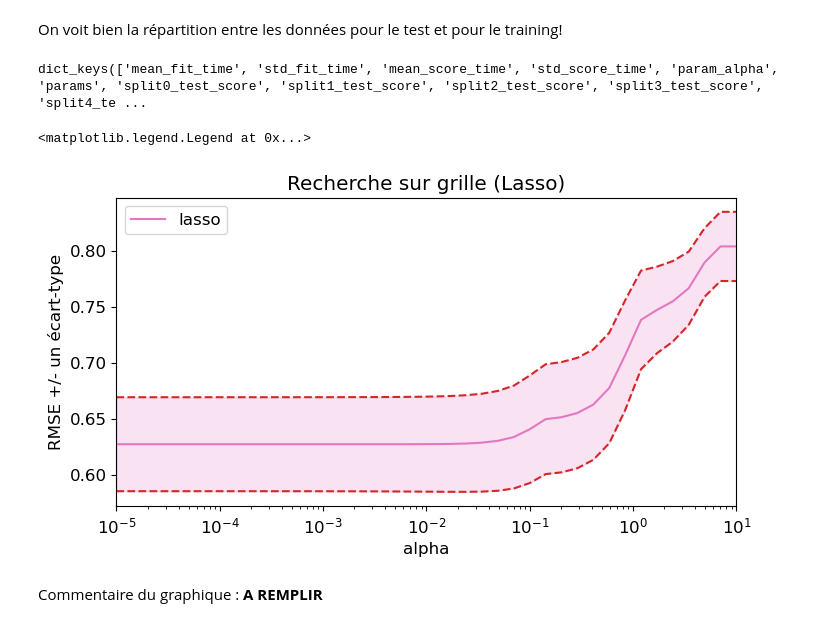
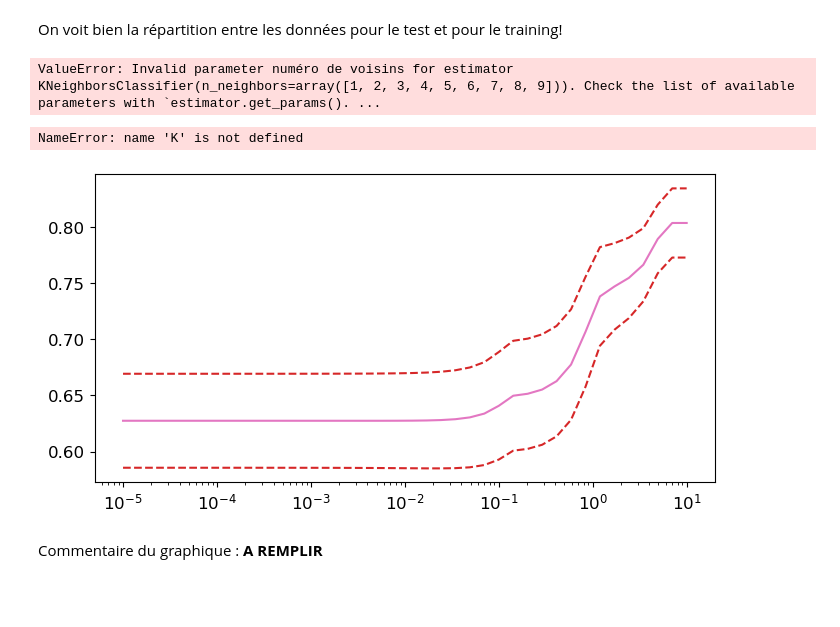
Before and after one commit to laureprinet/Data, a Jupyter notebook: Projet.ipynb, the cells around one changed output. Cells and saved outputs as stored; diff of their text form; code cells hidden in the pictures; blank space fills up the shorter version.

```diff
--- a/Projet.ipynb
+++ b/Projet.ipynb
@@ -248,15 +235,13 @@ La RMSE moyenne du Lasso (alpha=0.01) est de 0.63
 On voit bien la répartition entre les données pour le test et pour le training!
 # %%
 # Définir la grille de valeurs de l'hyperparamètre alpha
-alphas = np.logspace(-5, 1, 40)
+K = np.arange(1,10)
 
 # Définir le modèle à évaluer
-lasso = linear_model.Lasso(random_state=13,
-                           max_iter=10000 # pour assurer la convergence (warning sinon)
-                          )
+estimator =  KNeighborsClassifier(K)
 
 # Instantier la recherche sur grille
-grid = model_selection.GridSearchCV(lasso, {'alpha': alphas},
+grid = model_selection.GridSearchCV(estimator, {'numéro de voisins': K},
                                     cv=kf, # on utilise les folds déjà définis
                                     scoring='neg_root_mean_squared_error'
                                    )
@@ -266,37 +251,37 @@ grid.fit(X_train, y_train)
 
 grid.cv_results_.keys()
 # %% [output]
-dict_keys(['mean_fit_time', 'std_fit_time', 'mean_score_time', 'std_score_time', 'param_alpha', 'params', 'split0_test_score', 'split1_test_score', 'split2_test_score', 'split3_test_score', 'split4_te ...
+ValueError: Invalid parameter numéro de voisins for estimator KNeighborsClassifier(n_neighbors=array([1, 2, 3, 4, 5, 6, 7, 8, 9])). Check the list of available parameters with `estimator.get_params(). ...
 # %%
 # Illustration par un graphique de l'exploration de la grille
 plt.figure(figsize=(8, 4))
 
 rmses = -grid.cv_results_['mean_test_score']
 std_error = grid.cv_results_['std_test_score']
 
 # afficher les RMSE avec une échelle logarithmique pour les abscisses :
 plt.semilogx(grid.cv_results_['param_alpha'], rmses,
              label="lasso", color='tab:pink')
 plt.semilogx(grid.cv_results_['param_alpha'], rmses + std_error,
              color='tab:red', linestyle='dashed')
 plt.semilogx(grid.cv_results_['param_alpha'], rmses - std_error,
              color='tab:red', linestyle='dashed')
 
 # colorer l'espace entre les courbes représentant les écarts-types
-plt.fill_between(alphas, (rmses + std_error), (rmses - std_error),
+plt.fill_between(K, (rmses + std_error), (rmses - std_error),
                  color='tab:pink',
                  alpha=0.2, # contrôle la transparence
                 )
 
 # Mise en forme
 plt.xlabel("alpha")
 plt.ylabel("RMSE +/- un écart-type")
-plt.xlim([alphas[0], alphas[-1]])
+plt.xlim([alpha[0], alpha[-1]])
 plt.title("Recherche sur grille (Lasso)")
 plt.legend(loc='best')
 # %% [output]
-<matplotlib.legend.Legend at 0x...>
+NameError: name 'K' is not defined
-[figure, old version]
+[figure, new version]
 # %% [markdown]
 Commentaire du graphique :
 **A REMPLIR**
```
Also changed, not shown: parts of 3 cells of this notebook.
